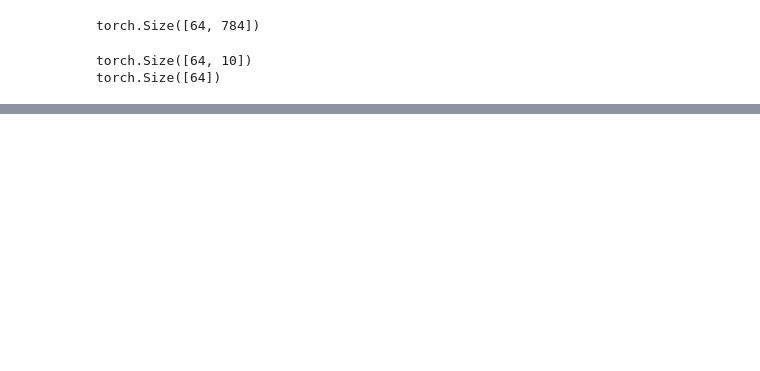
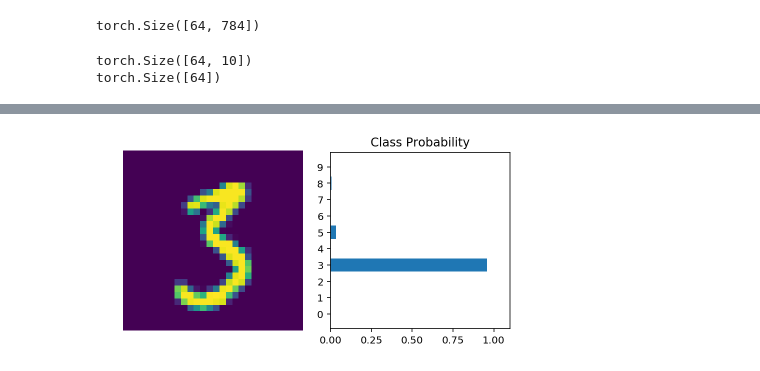
Before and after one commit to Santhosh-KS/pytorch_cpp_experiments, a Jupyter notebook: notebooks/Experiments_simple_nn.ipynb, the cells around one changed output, grey strips where cells are left out. Cells and saved outputs as stored; diff of their text form; code cells hidden in the pictures; blank space fills up the shorter version.

```diff
--- a/notebooks/Experiments_simple_nn.ipynb
+++ b/notebooks/Experiments_simple_nn.ipynb
@@ -576,0 +581,14 @@ predsum shape = [64]
+# %%
+import torch
+from torch import nn
+import torch.nn.functional as F
+from torchvision import datasets, transforms
+from torch import optim
+
+# Define a transform to normalize the data
+transform = transforms.Compose([transforms.ToTensor(),
+                                transforms.Normalize((0.5, 0.5, 0.5), (0.5, 0.5, 0.5)),
+                              ])
+# Download and load the training data
+trainset = datasets.MNIST('~/.pytorch/MNIST_data/', download=True, train=True, transform=transform)
+trainloader = torch.utils.data.DataLoader(trainset, batch_size=64, shuffle=True)
@@ -576,0 +629,21 @@ predsum shape = [64]
+# %%
+%matplotlib inline
+import helper
+
+
+testset = datasets.MNIST('~/.pytorch/MNIST_data/', download=True, train=False, transform=transform)
+testloader = torch.utils.data.DataLoader(testset, batch_size=64, shuffle=True)
+
+
+images, labels = next(iter(testloader))
+
+img = images[0].view(1, 784)
+# Turn off gradients to speed up this part
+with torch.no_grad():
+    logps = model(img)
+
+# Output of the network are log-probabilities, need to take exponential for probabilities
+ps = torch.exp(logps)
+helper.view_classify(img.view(1, 28, 28), ps)
+# %% [output]
+[figure, added]
```
Also changed, not shown: parts of 4 cells of this notebook, 2 other files.
